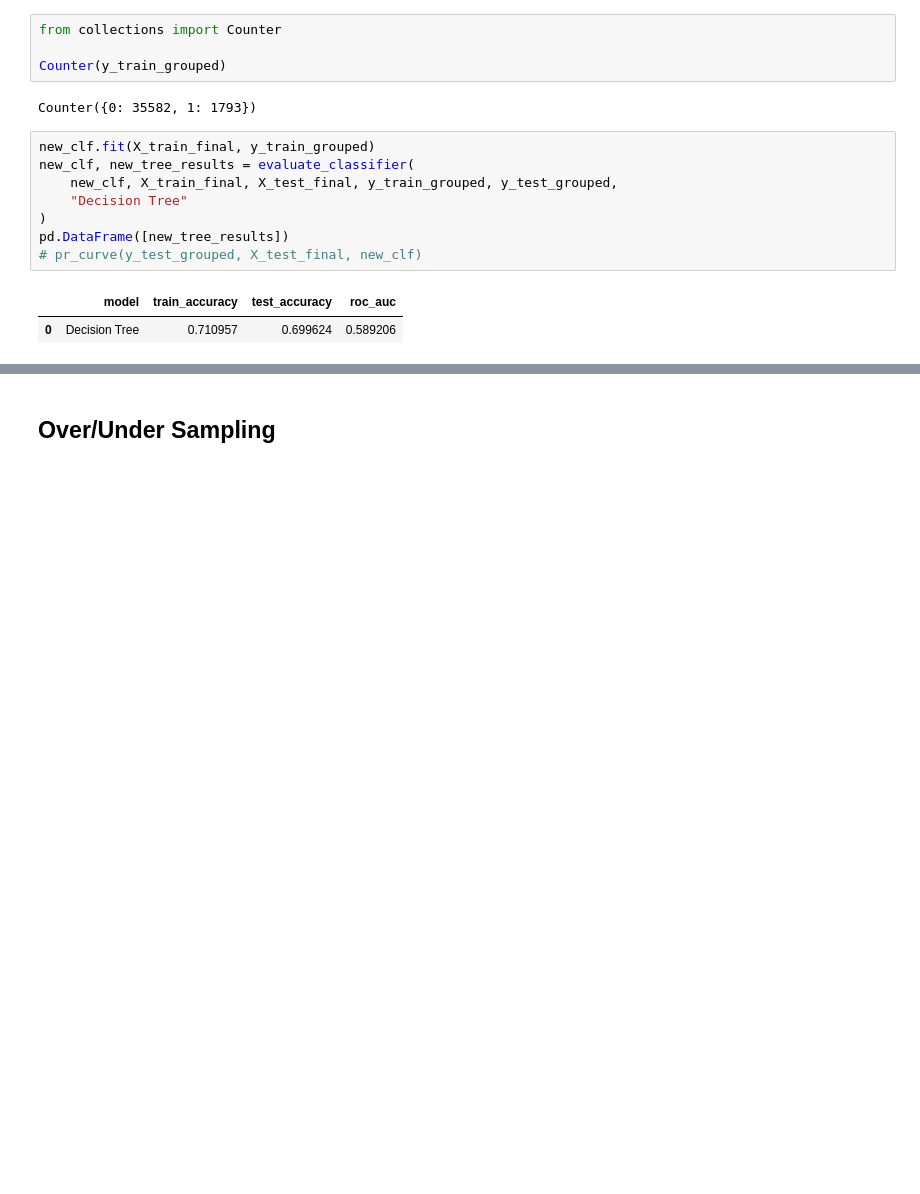
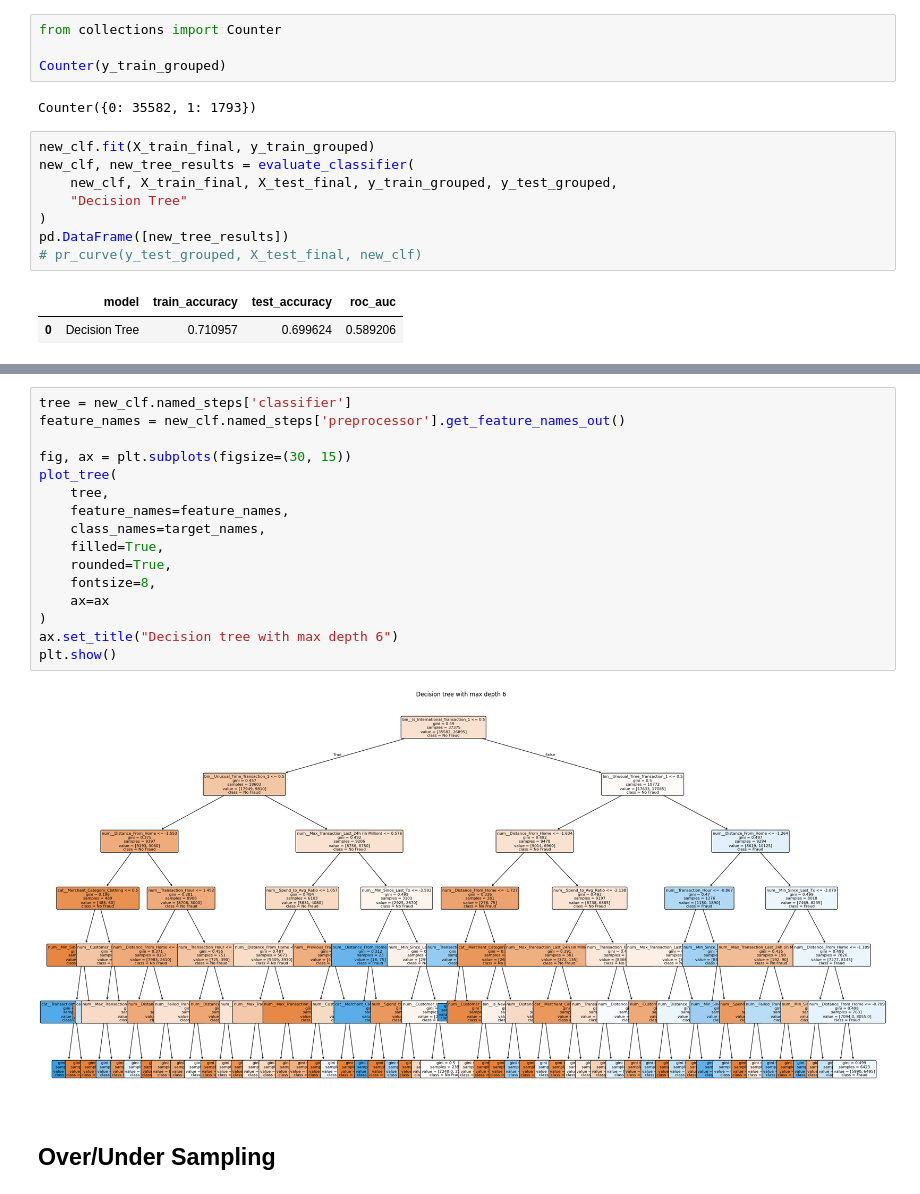
Before and after one commit to Flippyfun02/ds2010-finalproject, a Jupyter notebook: fraud_decision_tree.ipynb, the cells around one changed output, grey strips where cells are left out. Drawn from its saved outputs; the diff is of its cells as text; blank space fills up the shorter version.

```diff
--- a/fraud_decision_tree.ipynb
+++ b/fraud_decision_tree.ipynb
@@ -393,3 +393,21 @@ weighted avg       0.91      0.70      0.78     12491
+# %%
+tree = new_clf.named_steps['classifier']
+feature_names = new_clf.named_steps['preprocessor'].get_feature_names_out()
+
+fig, ax = plt.subplots(figsize=(30, 15))
+plot_tree(
+    tree,
+    feature_names=feature_names,
+    class_names=target_names,
+    filled=True,
+    rounded=True,
+    fontsize=8,
+    ax=ax
+)
+ax.set_title("Decision tree with max depth 6")
+plt.show()
+# %% [output]
+[figure, added]
 # %% [markdown]
 ## Over/Under Sampling
 # %%
```
Also changed, not shown: parts of 10 cells of this notebook.
